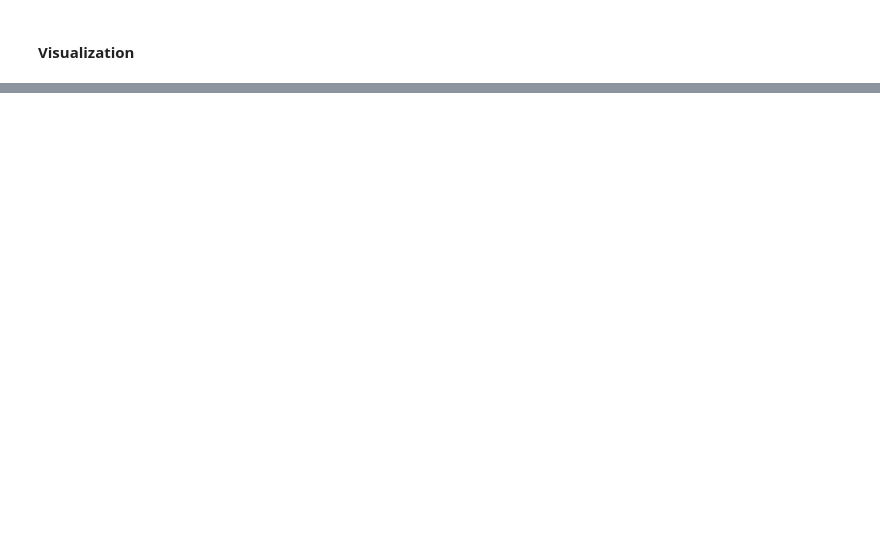
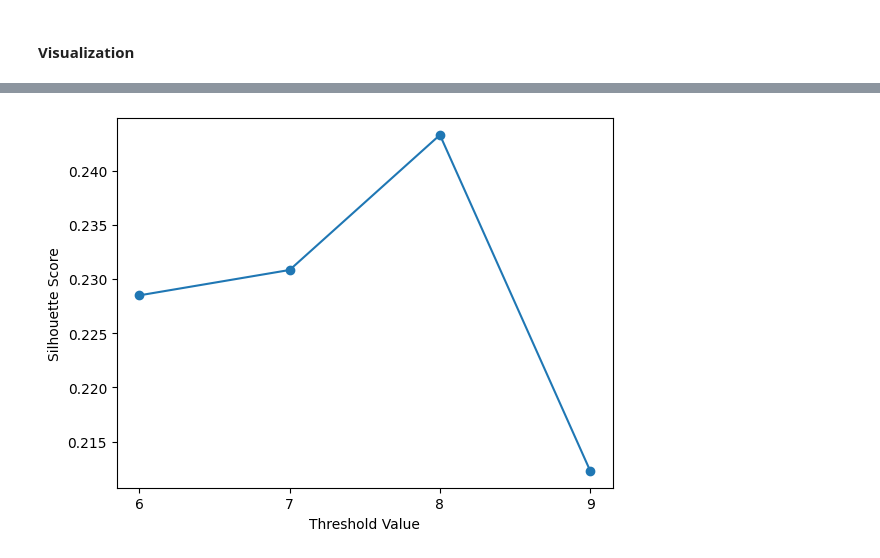
Before and after one commit to ankita-banerjee20/Cluster-Ensemble, a Jupyter notebook: diabetes.ipynb, the cells around one changed output, grey strips where cells are left out. Drawn from its saved outputs; the diff is of its cells as text; code cells hidden in the pictures; blank space fills up the shorter version.

```diff
--- a/diabetes.ipynb
+++ b/diabetes.ipynb
@@ -326,0 +327,20 @@ Silhouette Scores: [0.22710830416527425, 0.23082676469691968, 0.2420756823034969
+# %%
+import matplotlib.pyplot as plt
+
+# Sample data
+x = [6, 7, 8, 9]
+y = [0.22848567724707372, 0.23082676469691968, 0.24328187176983918, 0.2122944011392139]
+
+# Create a line plot
+plt.plot(x, y, marker='o')
+plt.xticks([6, 7, 8, 9])
+
+# Add titles and labels
+# plt.title('Sample Line Plot')
+plt.xlabel('Threshold Value')
+plt.ylabel('Silhouette Score')
+
+# Show the plot
+plt.show()
+# %% [output]
+[figure, added]
```
Also changed, not shown: parts of 11 cells of this notebook.
